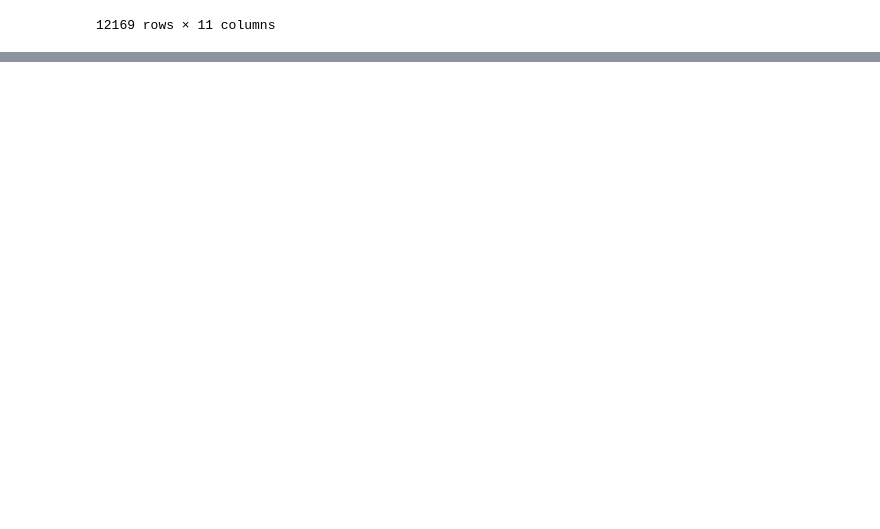
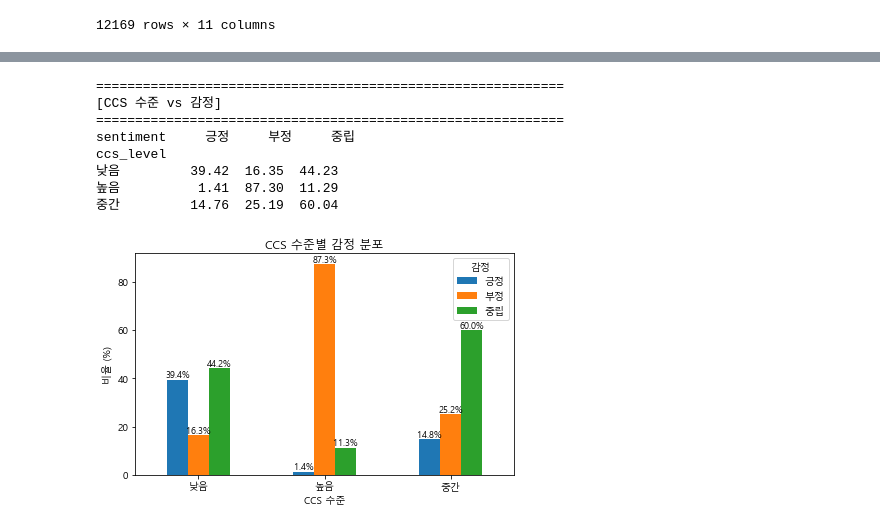
Before and after one commit to SsongSeta/Control_Defines_Difficulty, a Jupyter notebook: 1_code/01_4_EDA_comment.ipynb, the cells around one changed output, grey strips where cells are left out. Drawn from its saved outputs; the diff is of its cells as text; code cells hidden in the pictures; blank space fills up the shorter version.

```diff
--- a/1_code/01_4_EDA_comment.ipynb
+++ b/1_code/01_4_EDA_comment.ipynb
@@ -610,3 +610,6 @@ df_neutral.to_csv(OUTPUT_PATH, index=False, encoding="utf-8-sig")
 # %%
 OUTPUT_PATH = r'F:\porti\2026\Control_Defines_Difficulty\Control_Defines_Difficulty\3_comment_original\ALL_out\all_merged_comments_korean_only.csv'
 df.to_csv(OUTPUT_PATH, index=False, encoding="utf-8-sig")
+# %%
+df = pd.read_csv(r'F:\porti\2026\Control_Defines_Difficulty\Control_Defines_Difficulty\3_comment_original\ALL_out\all_merged_comments_korean_only.csv')
+df
@@ -612,0 +663,16 @@ df.to_csv(OUTPUT_PATH, index=False, encoding="utf-8-sig")
+# %%
+# 행동 패턴 정의
+def behavior_map(cat):
+    if cat in ["반응_실패", "전투_실패"]:
+        return "회피포기"
+    elif cat in ["입력_적음", "조작_간단"]:
+        return "전략단순화"
+    elif cat == "자동화_의존":
+        return "자동의존"
+    else:
+        return "기타"
+
+df["behavior"] = df["category"].apply(behavior_map)
+
+# 자동화 여부
+df["is_auto"] = df["category"] == "자동화_의존"
@@ -612,0 +695,5 @@ df.to_csv(OUTPUT_PATH, index=False, encoding="utf-8-sig")
+# %%
+# 민감 데이터 제거 버전
+df_clean = df[df["sensitive_flag"] == False]
+
+print(f"\n클린 데이터 수: {len(df_clean)} ({len(df_clean)/len(df)*100:.2f}%)")
@@ -612,0 +739,27 @@ df.to_csv(OUTPUT_PATH, index=False, encoding="utf-8-sig")
+# %%
+# CCS vs 감정 (난이도 체감)
+print("\n" + "="*60)
+print("[CCS 수준 vs 감정]")
+print("="*60)
+
+ccs_sent = pd.crosstab(df_clean["ccs_level"], df_clean["sentiment"], normalize="index") * 100
+print(ccs_sent.round(2))
+
+add_labels(ccs_sent.plot(kind="bar"))
+plt.title("CCS 수준별 감정 분포")
+plt.xlabel("CCS 수준")
+plt.ylabel("비율 (%)")
+plt.xticks(rotation=0)
+plt.legend(title="감정")
+plt.tight_layout()
+plt.show()
+# %% [output]
+============================================================
+[CCS 수준 vs 감정]
+============================================================
+sentiment     긍정     부정     중립
+ccs_level
+낮음         39.42  16.35  44.23
+높음          1.41  87.30  11.29
+중간         14.76  25.19  60.04
+[figure, added]
```
Also changed, not shown: parts of 18 cells of this notebook.
